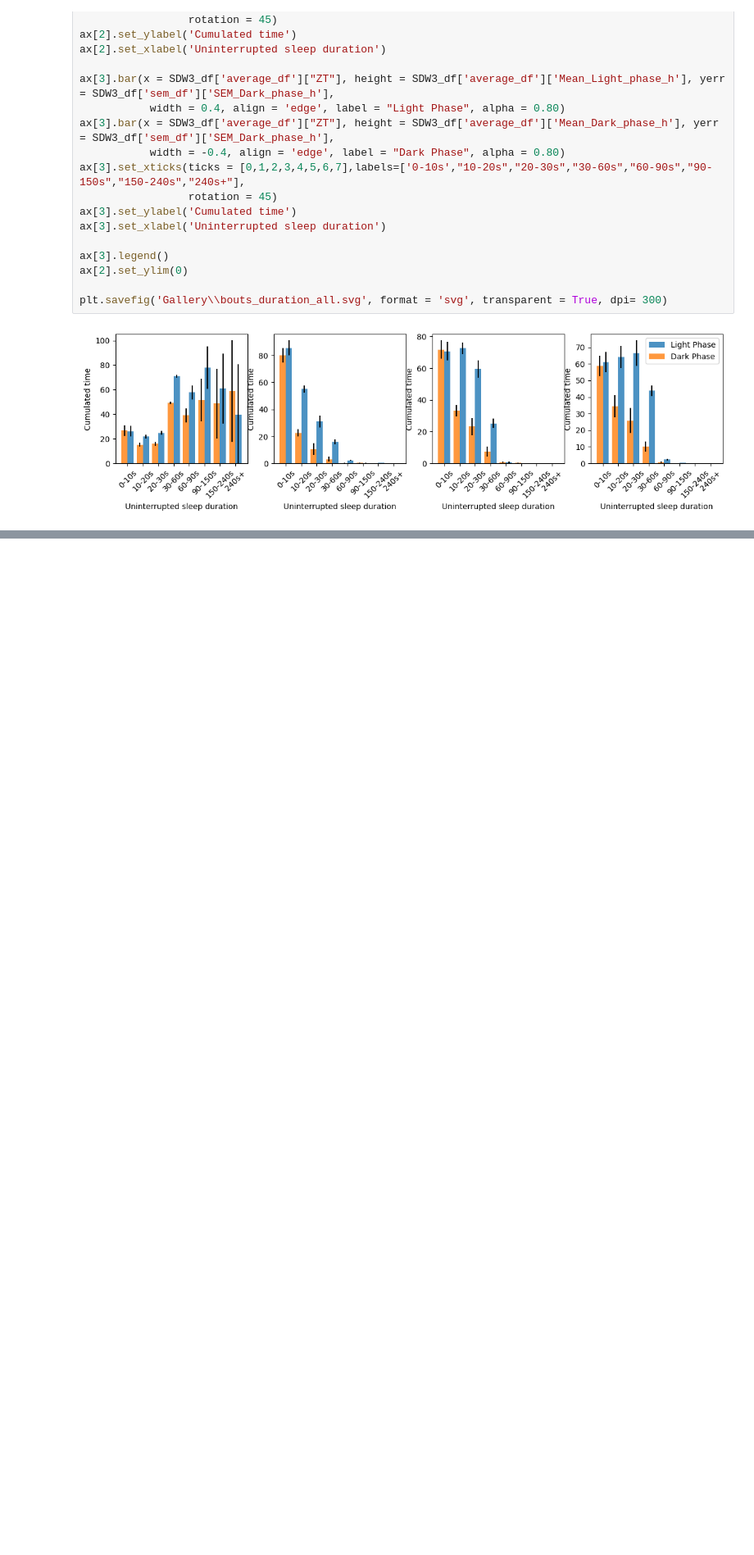
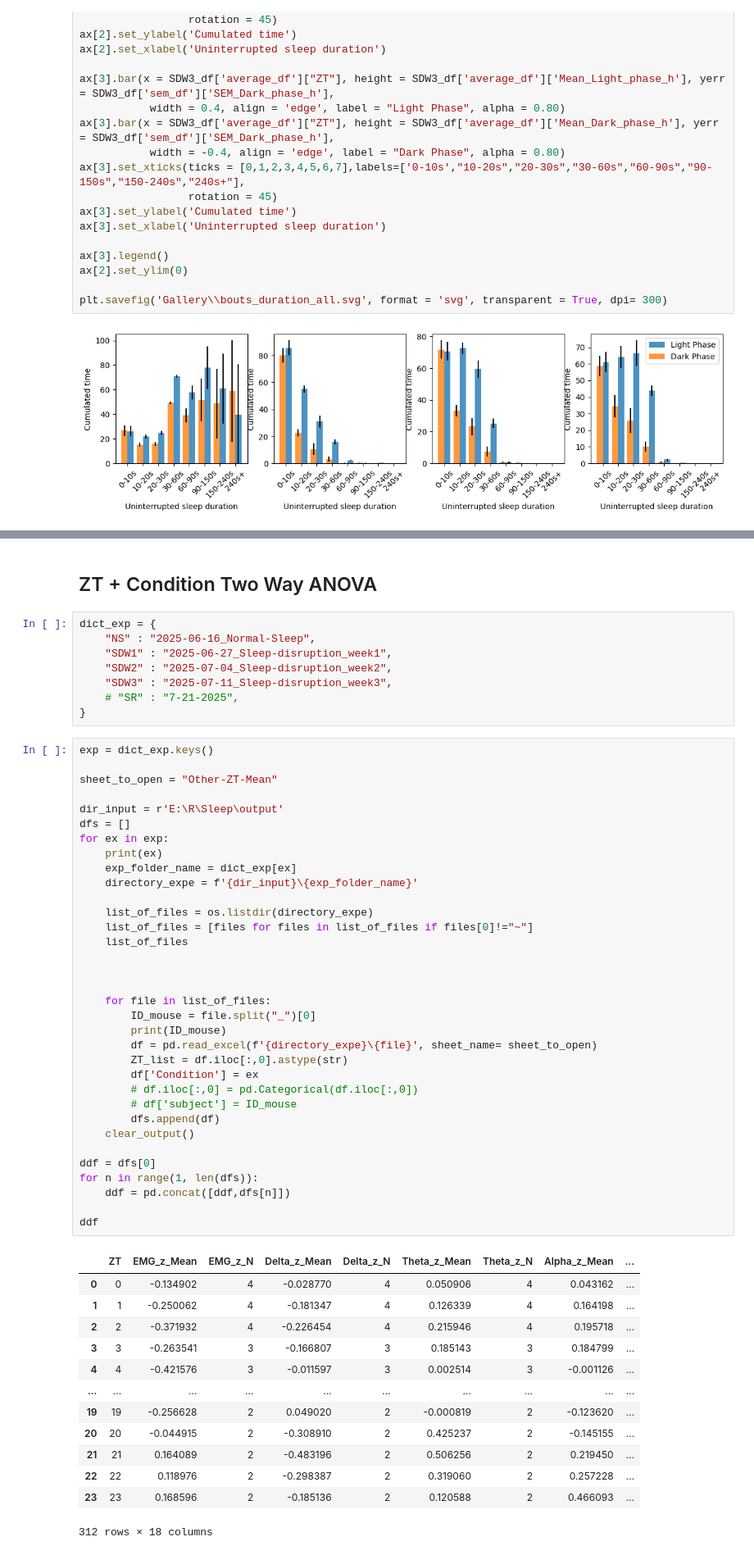
Before and after one commit to Carboneinerte/SleepAnalysis, a Jupyter notebook: separate_days.ipynb, the cells around one changed output, grey strips where cells are left out. Shown at 82% size. Drawn from its saved outputs; the diff is of its cells as text; blank space fills up the shorter version.

```diff
--- a/separate_days.ipynb
+++ b/separate_days.ipynb
@@ -867,0 +877,58 @@ plt.savefig('Gallery\\bouts_duration_all.svg', format = 'svg', transparent = Tru
+# %% [markdown]
+## ZT + Condition Two Way ANOVA
+# %%
+dict_exp = {
+    "NS" : "2025-06-16_Normal-Sleep",
+    "SDW1" : "2025-06-27_Sleep-disruption_week1",
+    "SDW2" : "2025-07-04_Sleep-disruption_week2",
+    "SDW3" : "2025-07-11_Sleep-disruption_week3",
+    # "SR" : "7-21-2025",
+}
+# %%
+exp = dict_exp.keys()
+
+sheet_to_open = "Other-ZT-Mean"
+
+dir_input = r'E:\R\Sleep\output'
+dfs = []
+for ex in exp:
+    print(ex)
+    exp_folder_name = dict_exp[ex]
+    directory_expe = f'{dir_input}\{exp_folder_name}'
+
+    list_of_files = os.listdir(directory_expe)
+    list_of_files = [files for files in list_of_files if files[0]!="~"]
+    list_of_files
+
+
+
+    for file in list_of_files:
+        ID_mouse = file.split("_")[0]
+        print(ID_mouse)
+        df = pd.read_excel(f'{directory_expe}\{file}', sheet_name= sheet_to_open)
+        ZT_list = df.iloc[:,0].astype(str)
+        df['Condition'] = ex
+        # df.iloc[:,0] = pd.Categorical(df.iloc[:,0])
+        # df['subject'] = ID_mouse
+        dfs.append(df)
+    clear_output()
+
+ddf = dfs[0]
+for n in range(1, len(dfs)):
+    ddf = pd.concat([ddf,dfs[n]])
+
+ddf
+# %% [output]
+|  | ZT | EMG_z_Mean | EMG_z_N | Delta_z_Mean | Delta_z_N | Theta_z_Mean | Theta_z_N | Alpha_z_Mean | ... |
+| 0 | 0 | -0.134902 | 4 | -0.028770 | 4 | 0.050906 | 4 | 0.043162 | ... |
+| 1 | 1 | -0.250062 | 4 | -0.181347 | 4 | 0.126339 | 4 | 0.164198 | ... |
+| 2 | 2 | -0.371932 | 4 | -0.226454 | 4 | 0.215946 | 4 | 0.195718 | ... |
+| 3 | 3 | -0.263541 | 3 | -0.166807 | 3 | 0.185143 | 3 | 0.184799 | ... |
+| 4 | 4 | -0.421576 | 3 | -0.011597 | 3 | 0.002514 | 3 | -0.001126 | ... |
+| ... | ... | ... | ... | ... | ... | ... | ... | ... | ... |
+| 19 | 19 | -0.256628 | 2 | 0.049020 | 2 | -0.000819 | 2 | -0.123620 | ... |
+| 20 | 20 | -0.044915 | 2 | -0.308910 | 2 | 0.425237 | 2 | -0.145155 | ... |
+| 21 | 21 | 0.164089 | 2 | -0.483196 | 2 | 0.506256 | 2 | 0.219450 | ... |
+| 22 | 22 | 0.118976 | 2 | -0.298387 | 2 | 0.319060 | 2 | 0.257228 | ... |
+| 23 | 23 | 0.168596 | 2 | -0.185136 | 2 | 0.120588 | 2 | 0.466093 | ... |
+312 rows × 18 columns
```
Also changed, not shown: parts of 6 cells of this notebook.
